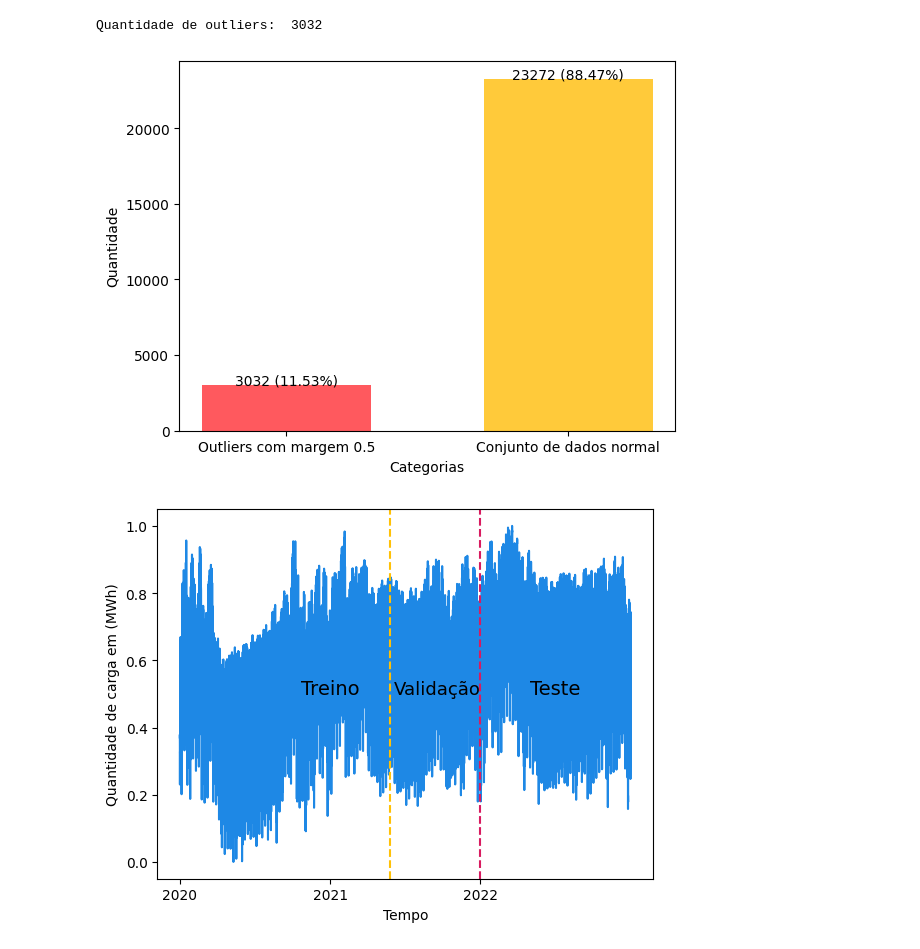
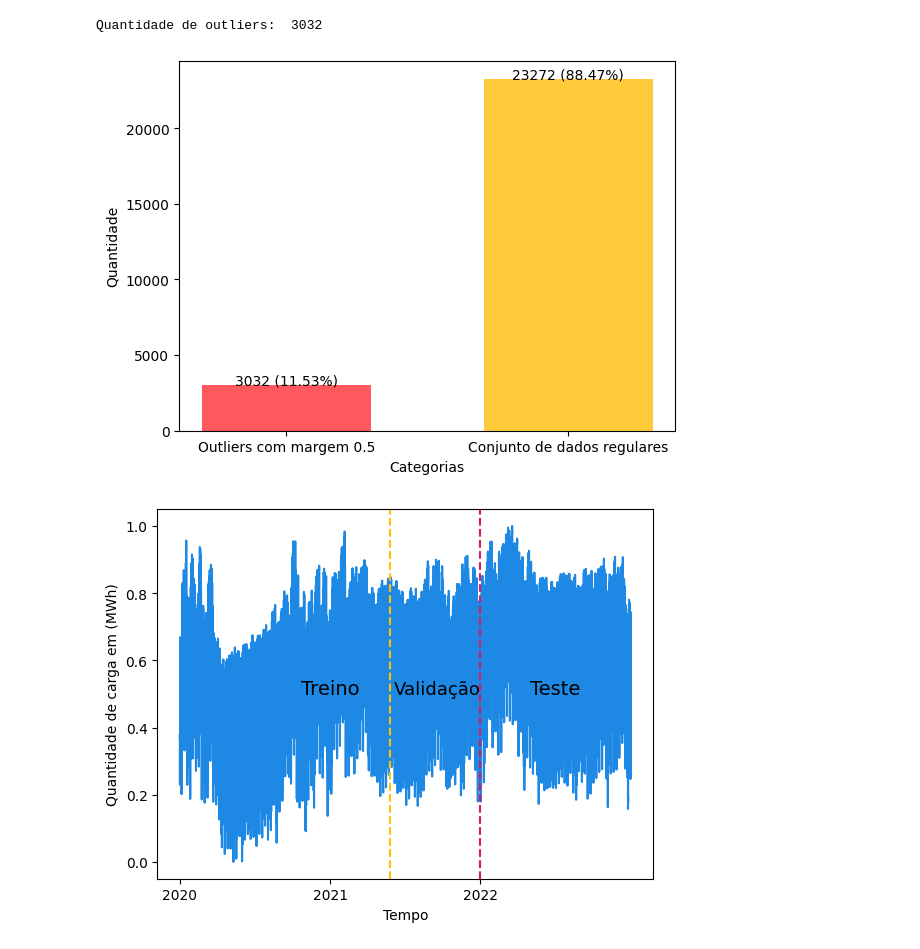
Before and after one commit to luks-santos/tcc-class-outliers, a Jupyter notebook: files_classification/3_analysis_plot_graphs.ipynb, the cells around one changed output. Cells and saved outputs as stored; diff of their text form; code cells hidden in the pictures.

```diff
--- a/files_classification/3_analysis_plot_graphs.ipynb
+++ b/files_classification/3_analysis_plot_graphs.ipynb
@@ -24,30 +24,30 @@ Quantidade de outliers:  3032
 # %%
 # Supondo que data_05 é o seu conjunto de dados com margem 0.5
 # e y_column é a coluna que indica se um dado é um outlier (True) ou não (False)
 
 total_outliers = len(data_05[data_05[y_column] == True])
 total_non_outliers = len(data_05[data_05[y_column] == False])
 total_data_points = total_outliers + total_non_outliers
 
 outlier_percentage = (total_outliers / total_data_points) * 100
 non_outlier_percentage = 100 - outlier_percentage
 
-x = ['Outliers com margem 0.5', 'Conjunto de dados normal']
+x = ['Outliers com margem 0.5', 'Conjunto de dados regulares']
 y = [total_outliers, total_non_outliers]
 
 plt.bar(x=x, height=y, width=0.6, color=['#ff595e', '#ffca3a'])
 
 for i, v in enumerate(y):
     percentage = outlier_percentage if i == 0 else non_outlier_percentage
     plt.text(i, v + 1, f'{v} ({percentage:.2f}%)', ha='center')
 
 plt.xlabel('Categorias')
 plt.ylabel('Quantidade')
 #plt.title('Comparação da quantidade de utliers com o conjunto de dados normais')
 
 plt.show()
 # %% [output]
-[figure, old version]
+[figure, new version]
 # %%
 def variance_stabilization(serie, method):
     if method == 'asinh':
```
Also changed, not shown: 2 other files.
